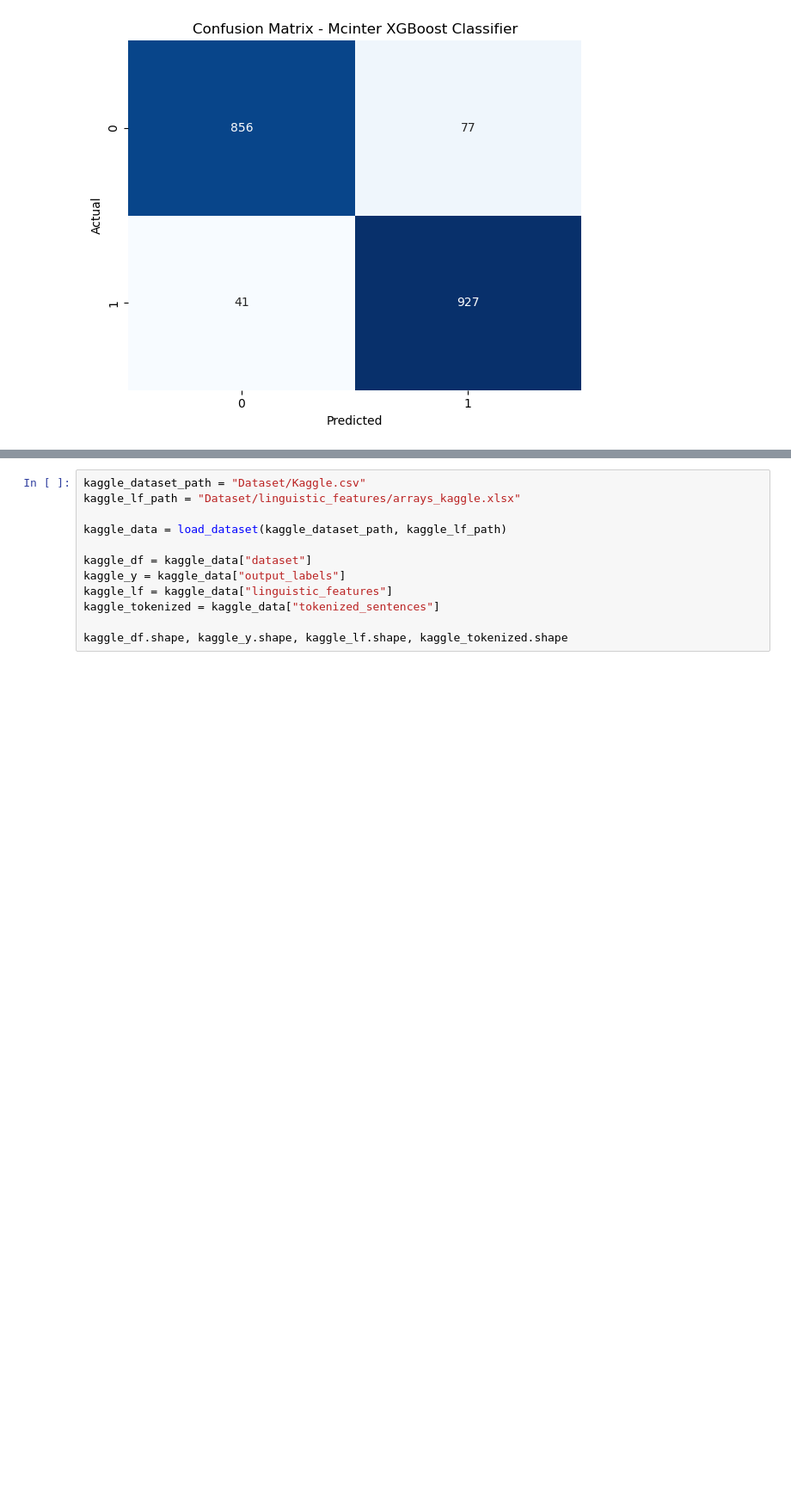
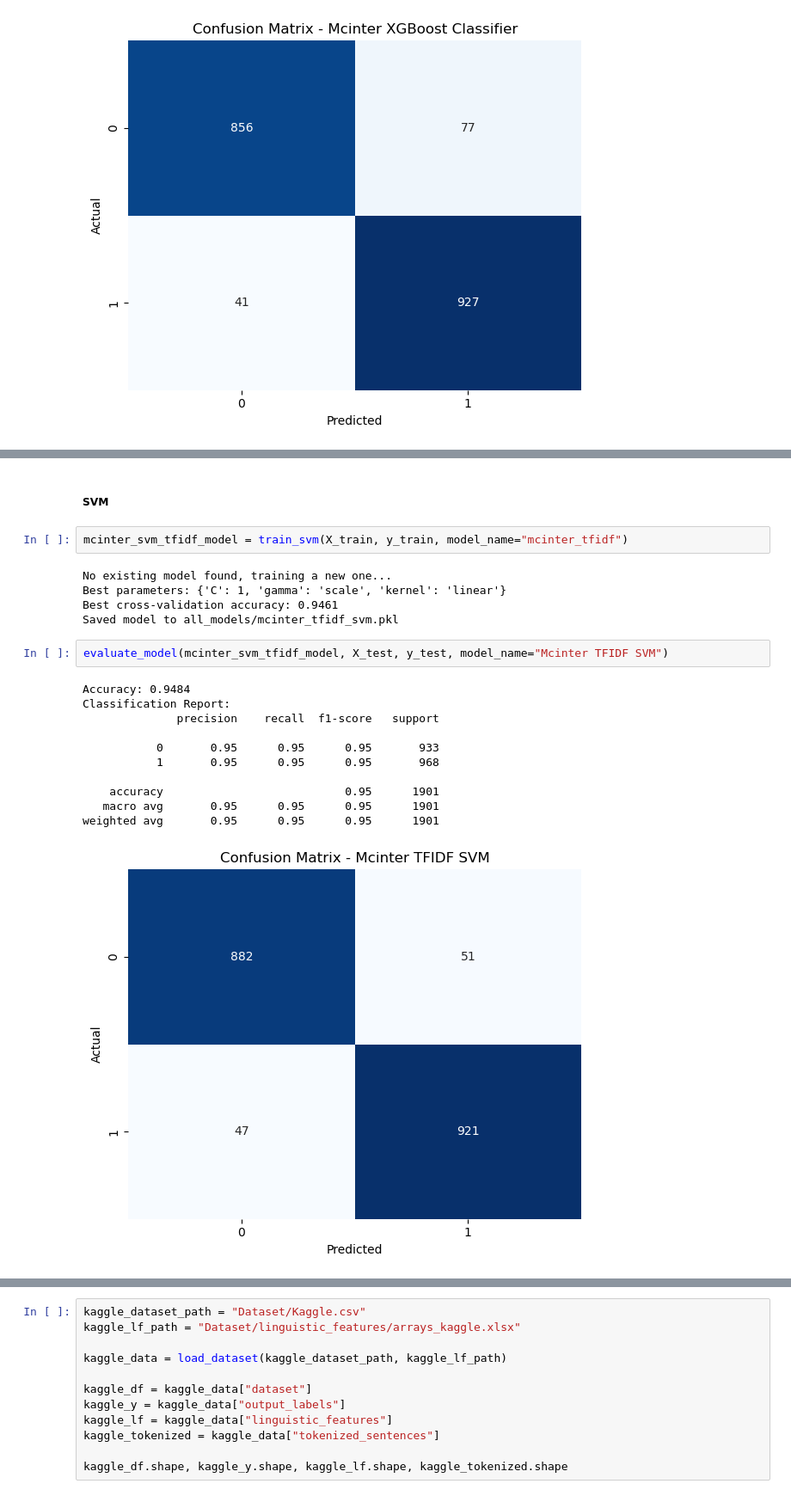
Before and after one commit to fahadthakur/mxn442-assignment2, a Jupyter notebook: fake_news_classifier.ipynb, the cells around one changed output, grey strips where cells are left out. Shown at 86% size. Saved outputs shown, nothing was run; the diff lists cells and outputs as text; blank space fills up the shorter version.

```diff
--- a/fake_news_classifier.ipynb
+++ b/fake_news_classifier.ipynb
@@ -415,0 +451,23 @@ weighted avg       0.94      0.94      0.94      1901
+# %% [markdown]
+##### SVM
+# %%
+mcinter_svm_tfidf_model = train_svm(X_train, y_train, model_name="mcinter_tfidf")
+# %% [output]
+No existing model found, training a new one...
+Best parameters: {'C': 1, 'gamma': 'scale', 'kernel': 'linear'}
+Best cross-validation accuracy: 0.9461
+Saved model to all_models/mcinter_tfidf_svm.pkl
+# %%
+evaluate_model(mcinter_svm_tfidf_model, X_test, y_test, model_name="Mcinter TFIDF SVM")
+# %% [output]
+Accuracy: 0.9484
+Classification Report:
+              precision    recall  f1-score   support
+
+           0       0.95      0.95      0.95       933
+           1       0.95      0.95      0.95       968
+
+    accuracy                           0.95      1901
+   macro avg       0.95      0.95      0.95      1901
+weighted avg       0.95      0.95      0.95      1901
+[figure, added]
```
Also changed, not shown: parts of 30 cells of this notebook, 6 other files.
